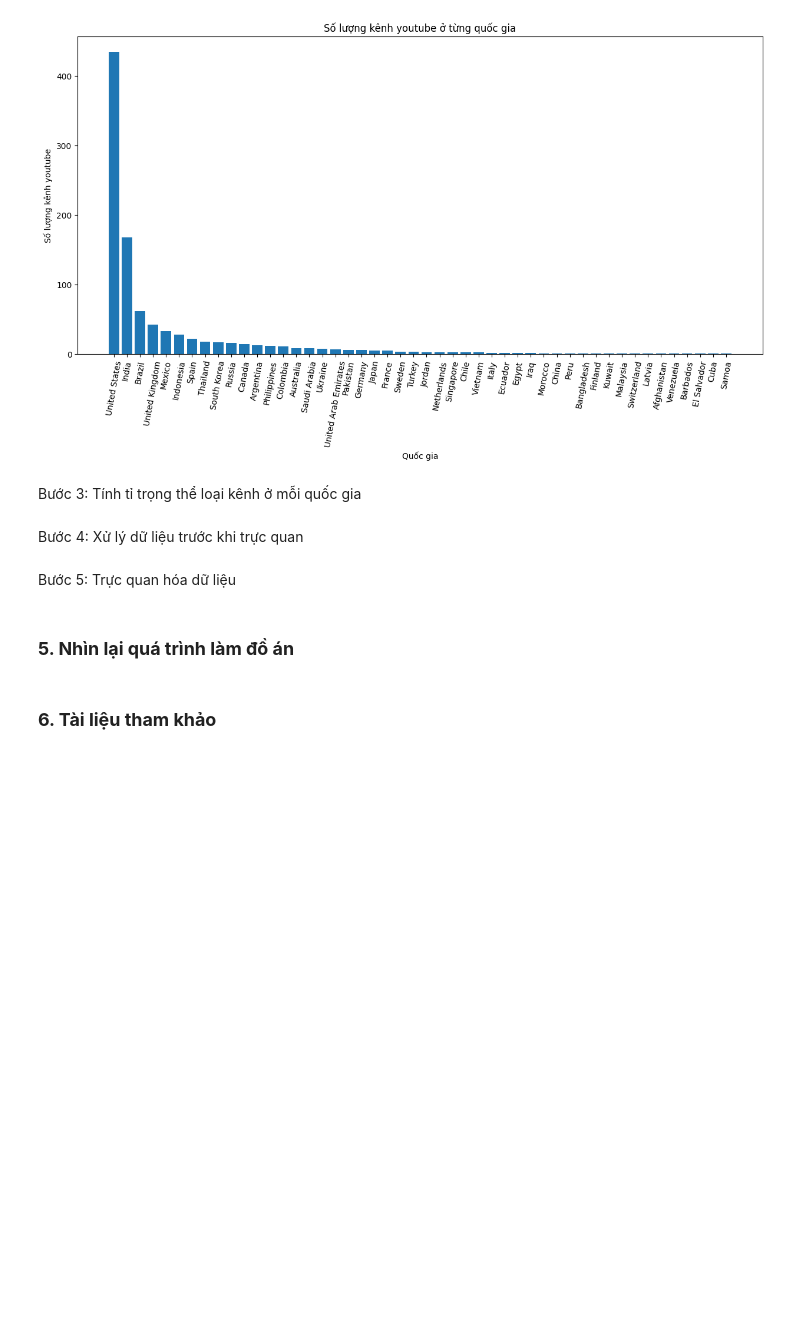
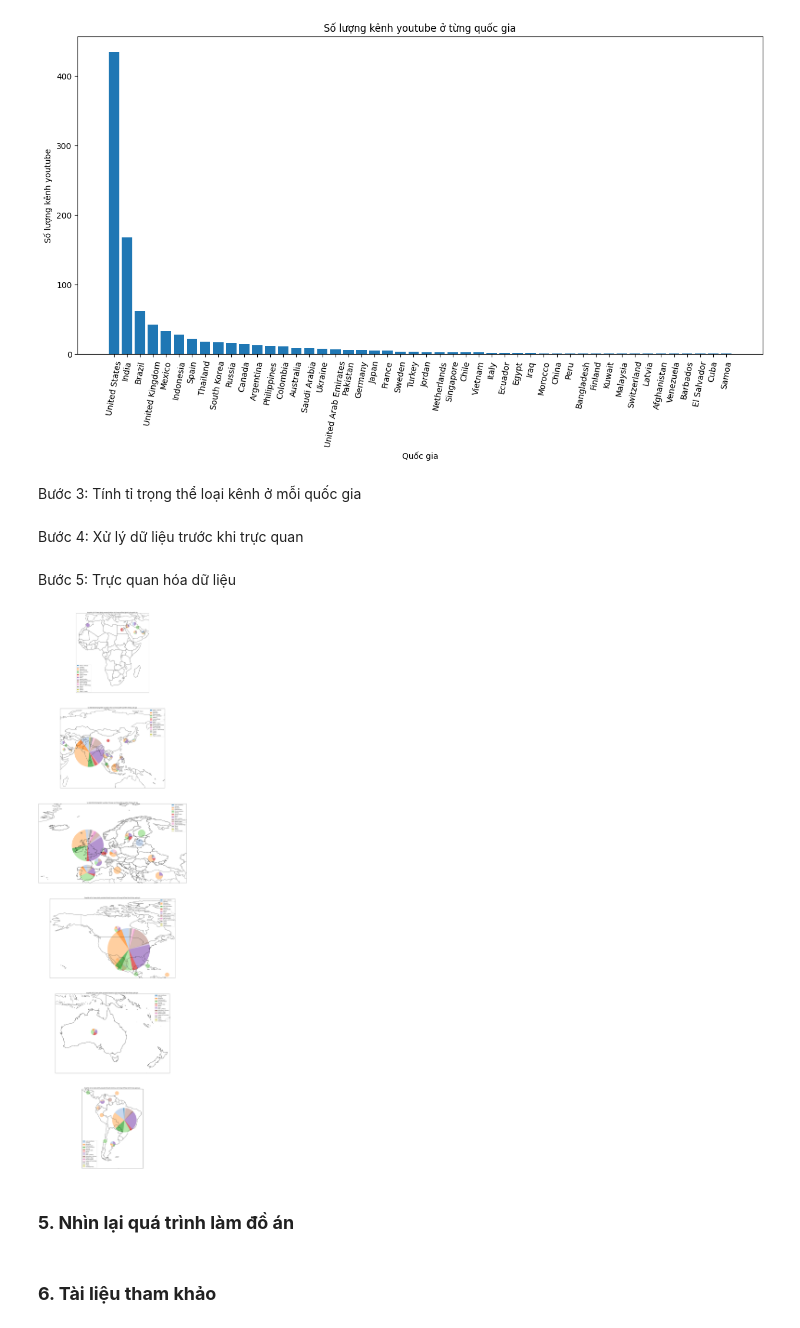
Before and after one commit to BaoDias2505/Final_Project_P4DS, a Jupyter notebook: 21127221_21127583.ipynb, the cells around one changed output. Drawn from its saved outputs; the diff is of its cells as text; code cells hidden in the pictures; blank space fills up the shorter version.

Commit message:
add labels Q6

```diff
--- a/21127221_21127583.ipynb
+++ b/21127221_21127583.ipynb
@@ -724,31 +726,39 @@ Bước 5: Trực quan hóa dữ liệu
 # %%
 warnings.filterwarnings("ignore", category=FutureWarning)
 
 world = gpd.read_file(gpd.datasets.get_path('naturalearth_lowres'))
 fig, ax = plt.subplots(nrows=6, ncols=1, subplot_kw={'projection': ccrs.PlateCarree()}, figsize=(50,100))
 list_of_continents = ['Africa', 'Asia', 'Europe', 'North America', 'Oceania', 'South America']
 long_lat = [[-20, 60, -35, 37], [40, 180, -10, 60], [-30, 50, 35, 75], [-170, -52, 10, 80], [110, 180, -45, -2], [-95, -33, -60, 15]]
+
+colors=plt.get_cmap('tab20').colors
+label_colors = []
+for i in range(18):
+    label_colors.append(Patch(facecolor=colors[i], label=list(distribution.columns)[i]))
 
 for index in range(6):
     ax[index].set_extent(long_lat[index])
     ax[index].coastlines()
     ax[index].add_feature(cfeature.BORDERS, linestyle='-')
 
     continent = world[world['continent'] == list_of_continents[index]]
     continent.plot(ax=ax[index], color='white', edgecolor='black')
 
     for idx, row in distribution.iterrows():
         r = info_df.loc[idx,'count']/5
         if r > 20:
             r = 20
         elif r < 2:
             r = 2
         longitude, latitude = info_df.loc[idx,'Longitude'], info_df.loc[idx,'Latitude']
         if longitude >= long_lat[index][0] and longitude <= long_lat[index][1] and latitude >= long_lat[index][2] and latitude <= long_lat[index][3]:
             ax[index].pie(row.values, labels=None, autopct='', startangle=90, wedgeprops=dict(width=r, alpha=0.7),
-                   radius=r, center=(longitude, latitude), frame=True, colors=plt.get_cmap('tab20').colors)
+                          radius=r, center=(longitude, latitude), frame=True, colors=plt.get_cmap('tab20').colors)
 
-        ax[index].set_title('Sự phân bố số lượng kênh youtube ở ' + list_of_continents[index] + ' và tỉ trọng thể loại kênh ở từng quốc gia ')
+    ax[index].set_title('Sự phân bố số lượng kênh youtube ở ' + list_of_continents[index] + ' và tỉ trọng thể loại kênh ở từng quốc gia ')
+    ax[index].legend(handles=label_colors)
+# %% [output]
+[figure, added]
 # %% [markdown]
 ### **5. Nhìn lại quá trình làm đồ án**
 # %% [markdown]
```
Also changed, not shown: parts of 3 cells of this notebook.
